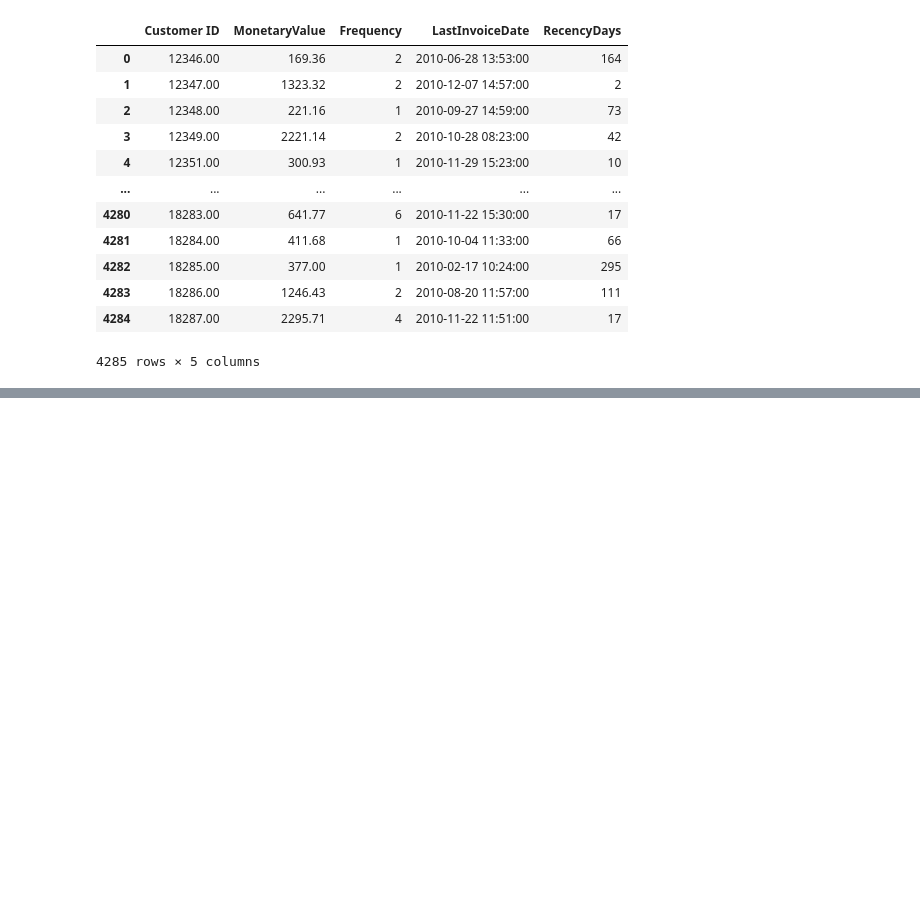
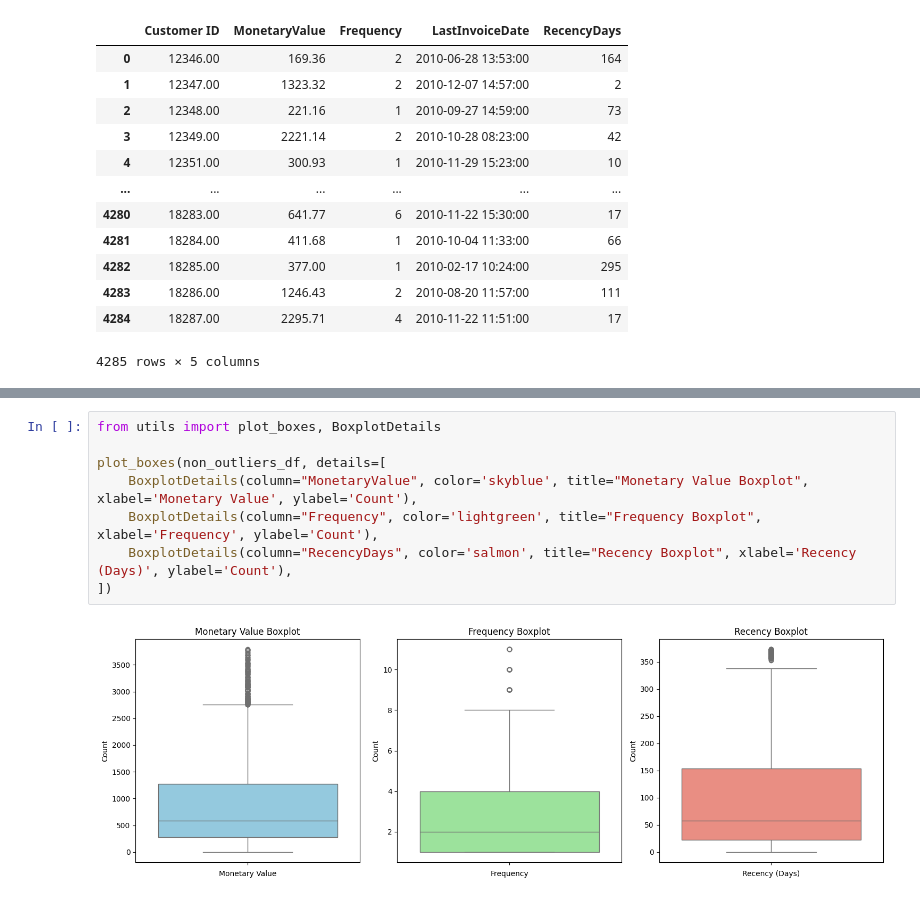
Before and after one commit to Achronus/data-exploration, a Jupyter notebook: retail-customer-analysis/analysis.ipynb, the cells around one changed output, grey strips where cells are left out. Cells and saved outputs as stored; diff of their text form; blank space fills up the shorter version.

```diff
--- a/retail-customer-analysis/analysis.ipynb
+++ b/retail-customer-analysis/analysis.ipynb
@@ -602,0 +743,10 @@ Okay, now let's start visualising our data's distributions and identify any outl
+# %%
+from utils import plot_boxes, BoxplotDetails
+
+plot_boxes(non_outliers_df, details=[
+    BoxplotDetails(column="MonetaryValue", color='skyblue', title="Monetary Value Boxplot", xlabel='Monetary Value', ylabel='Count'),
+    BoxplotDetails(column="Frequency", color='lightgreen', title="Frequency Boxplot", xlabel='Frequency', ylabel='Count'),
+    BoxplotDetails(column="RecencyDays", color='salmon', title="Recency Boxplot", xlabel='Recency (Days)', ylabel='Count'),
+])
+# %% [output]
+[figure, added]
```
Also changed, not shown: parts of 23 cells of this notebook, 2 other files.
